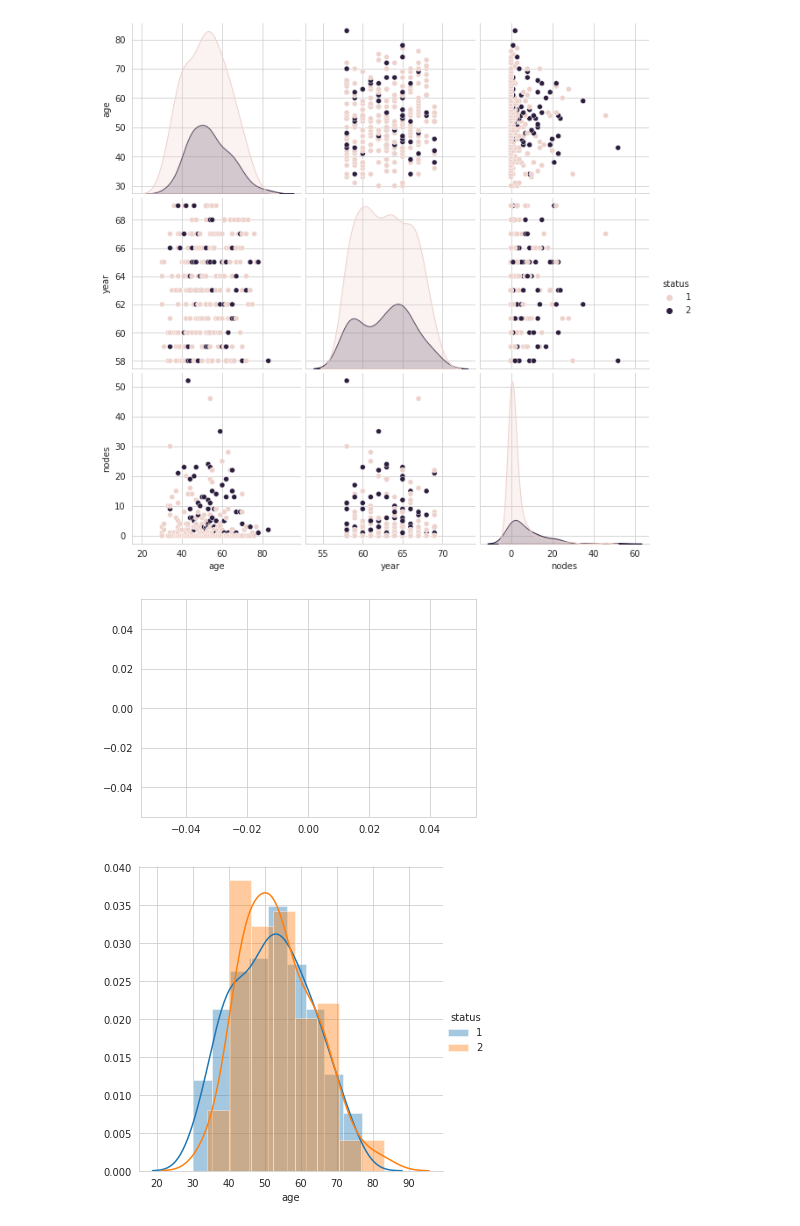
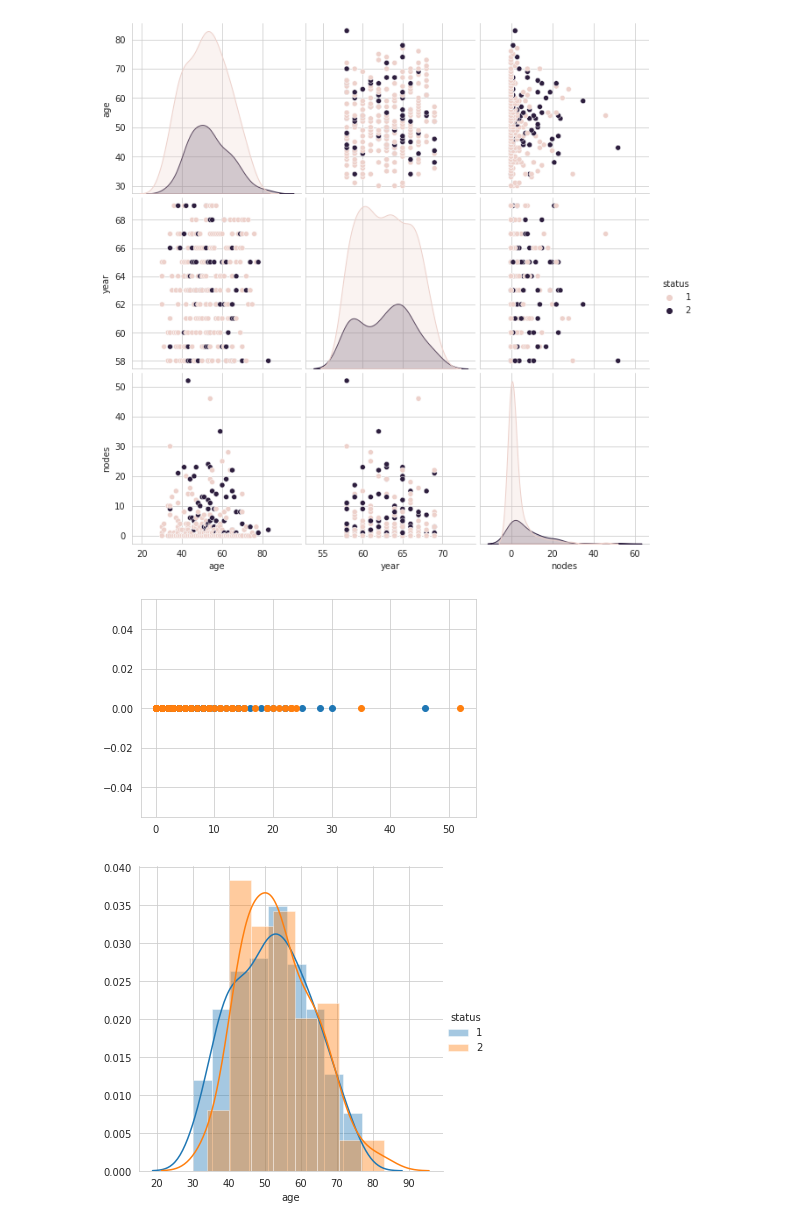
Before and after one commit to SampathPiriya/Personal-Files, a Jupyter notebook: haberman.ipynb, the cells around one changed output. Saved outputs shown, nothing was run; the diff lists cells and outputs as text; code cells hidden in the pictures.

```diff
--- a/haberman.ipynb
+++ b/haberman.ipynb
@@ -87,17 +94,17 @@ plt.show()
 # %%
 # What about 1-D scatter plot using just one feature?
 #1-D scatter plot of petal-length
-haberman_1 = haberman.loc[haberman["status"] == "1"];
-haberman_0 = haberman.loc[haberman["status"] == "0"];
+haberman_1 = haberman.loc[haberman["status"] == 1];
+haberman_0 = haberman.loc[haberman["status"] == 2];
 #haberman_nodes = haberman.loc[haberman["species"] == "versicolor"];
 #print(iris_setosa["petal_length"])
 plt.plot(haberman_1["nodes"], np.zeros_like(haberman_1['nodes']), 'o')
 plt.plot(haberman_0["nodes"], np.zeros_like(haberman_0['nodes']), 'o')
 #plt.plot(haberman_virginica["petal_length"], np.zeros_like(haberman_virginica['petal_length']), 'o')
 
 plt.show()
 #Disadvantages of 1-D scatter plot: Very hard to make sense as points
 #are overlapping a lot.
 #Are there better ways of visualizing 1-D scatter plots?
 # %% [output]
-[figure, old version]
+[figure, new version]
```
Also changed, not shown: parts of 19 cells of this notebook.
